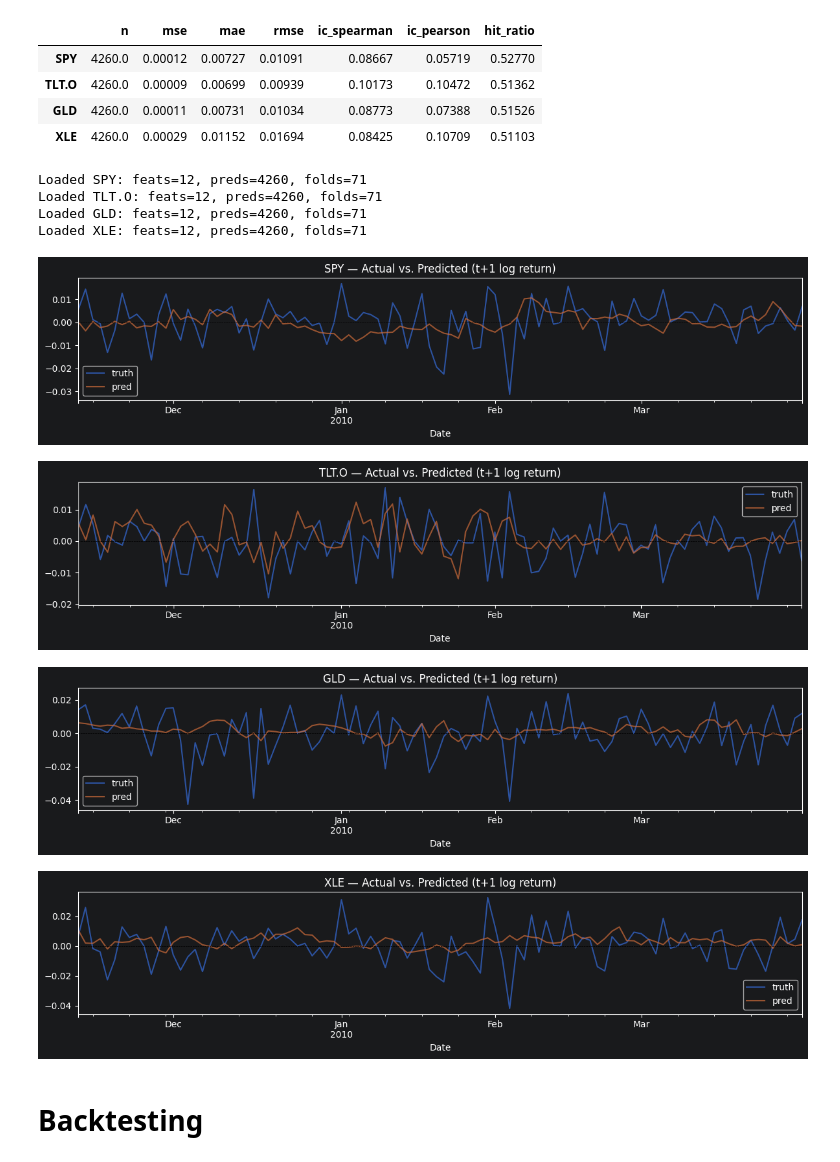
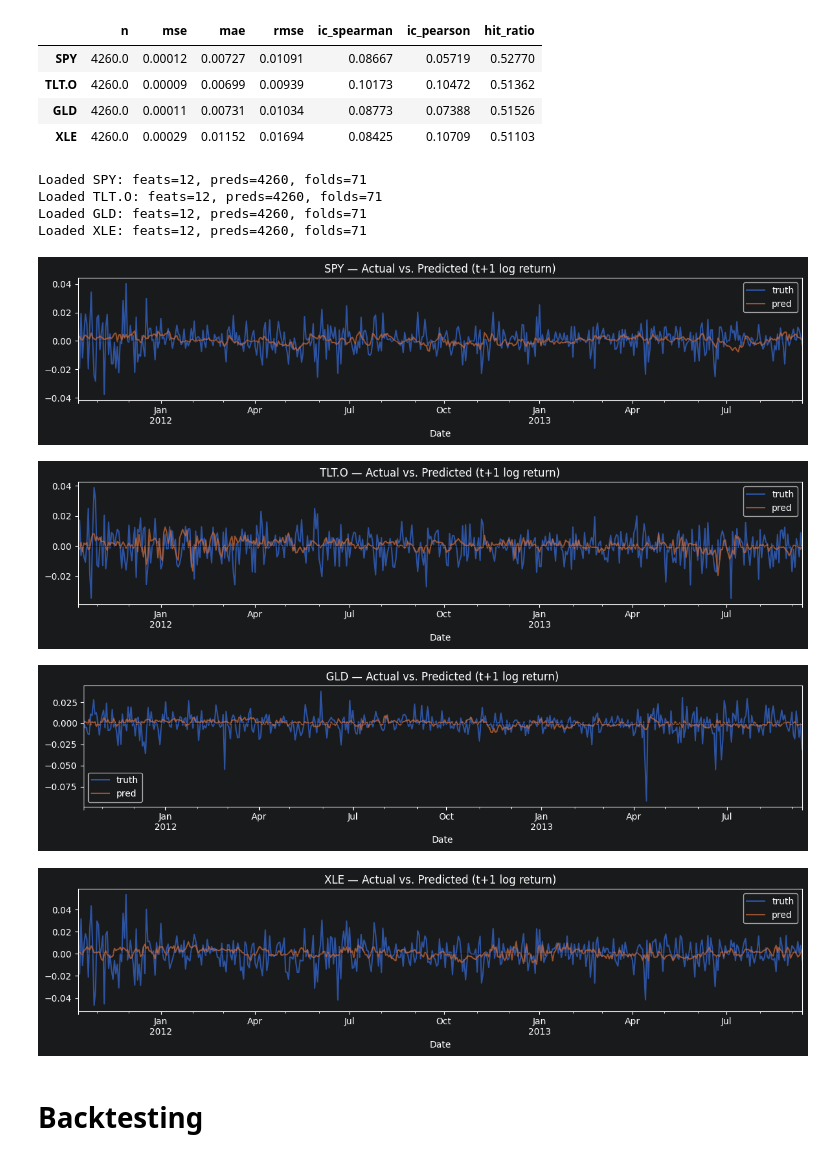
Before and after one commit to Seb207/IC_Quant_project, a Jupyter notebook: src/IC_Quant_Project_v2.ipynb, the cells around one changed output. Saved outputs shown, nothing was run; the diff lists cells and outputs as text; code cells hidden in the pictures.

```diff
--- a/src/IC_Quant_Project_v2.ipynb
+++ b/src/IC_Quant_Project_v2.ipynb
@@ -1570,34 +1570,34 @@ XLE    4260.0  0.00029  0.01152  0.01694      0.08425     0.10709    0.51103
 | XLE | 4260.0 | 0.00029 | 0.01152 | 0.01694 | 0.08425 | 0.10709 | 0.51103 |
 # %%
 # Actual vs. Predicted time series per target
-dr = (0,100)
+dr = (500,1000)
 
 try:
     _results = fold_results
     _run_dir = run_dir
 except NameError:
     _run_dir = "../model/20260419_215751"
     _results = load_results(_run_dir)
 
 for target, r in _results.items():
     preds_df = r["preds"]
     safe = target.replace(".", "_")
     ax = preds_df[dr[0]:dr[1]].plot(y=["truth", "pred"], figsize=(12, 3), alpha=0.7,
                        title=f"{target} — Actual vs. Predicted (t+1 log return)")
     ax.set_xlabel("Date")
     ax.axhline(0, color="k", lw=0.5, ls="--")
     plt.tight_layout()
     plt.savefig(f"{_run_dir}/{safe}_pred_vs_actual.png", dpi=100)
     plt.show()
 # %% [output]
 Loaded SPY: feats=12, preds=4260, folds=71
 Loaded TLT.O: feats=12, preds=4260, folds=71
 Loaded GLD: feats=12, preds=4260, folds=71
 Loaded XLE: feats=12, preds=4260, folds=71
-[figure, old version]
+[figure, new version]
-[figure, old version]
+[figure, new version]
-[figure, old version]
+[figure, new version]
-[figure, old version]
+[figure, new version]
 # %% [markdown]
 # Backtesting
 # %%
```
Also changed, not shown: 5 other files.
